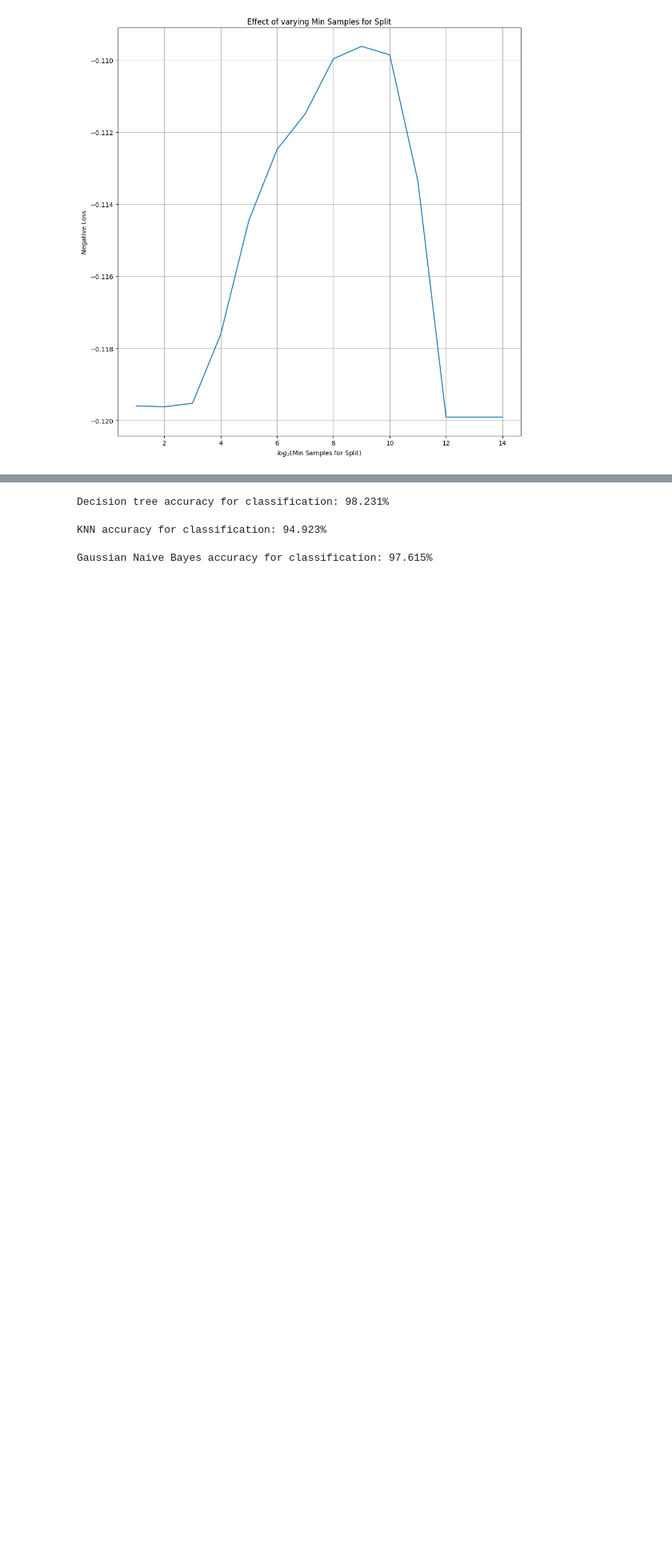
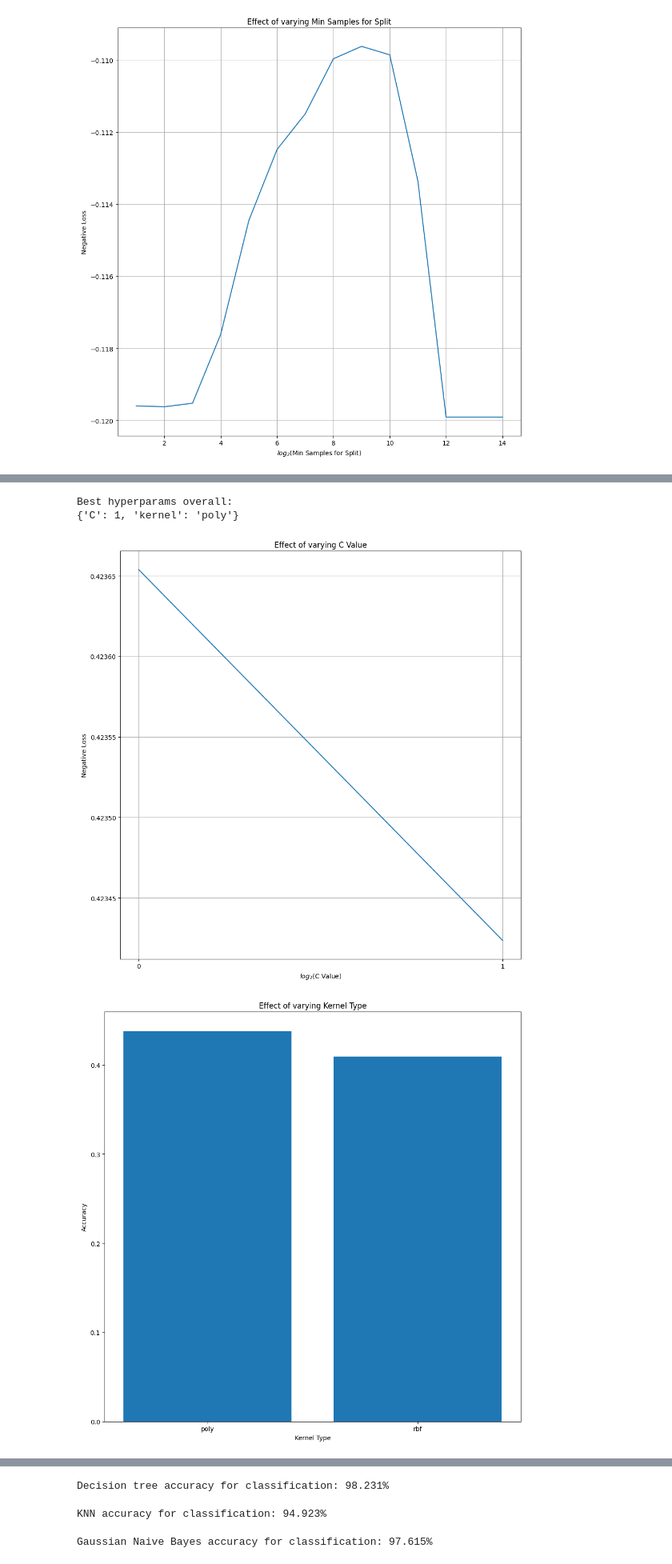
Before and after one commit to COSC5557/hyperparameter-optimization-Mikey-E, a Jupyter notebook: HPO.ipynb, the cells around one changed output, grey strips where cells are left out. Shown: that part at 80% size. Cells and saved outputs as stored; diff of their text form; code cells hidden in the pictures; blank space fills up the shorter version.

```diff
--- a/HPO.ipynb
+++ b/HPO.ipynb
@@ -259,0 +164,19 @@ Please also refer to the documentation for alternative solver options:
+# %%
+#Model 1 - Support Vector Classifier
+from sklearn.svm import SVC
+
+#Hyperparams - exponential grid-search, also some categorical choices for hyperparams
+hp_list_C_exponents = [i for i in range(0,2)] #Ideally many more C-values would be tested, but it makes runtime really long
+hp_list_C = [2**i for i in hp_list_C_exponents]
+
+hp_list_kernel = ['poly', 'rbf']
+
+parameters = {
+    'C': hp_list_C,
+    'kernel' : hp_list_kernel,
+}
+# %%
+#Training (takes about 40 seconds)
+SVC_model = SVC(random_state=0)
+GS = GridSearchCV(SVC_model, parameters, scoring='accuracy')
+GS.fit(features_all.to_numpy(), target_all.to_numpy())
@@ -259,0 +187,46 @@ Please also refer to the documentation for alternative solver options:
+# %%
+#Now to plot how the hyperparams change the model performance (on average)
+
+#First to get lists of what params were used at each run
+cv_C = GS.cv_results_['param_C']
+cv_kernel = GS.cv_results_['param_kernel']
+
+#And the score obtained at that run
+performances = GS.cv_results_['mean_test_score']
+
+#Now to loop thru, for every candidate find which runs it was a part of, and take the average of those performances
+for hyperparam_list, exponents, cv_results, name in [(hp_list_C, hp_list_C_exponents, cv_C, "C Value"),
+                                                    (hp_list_kernel, None, cv_kernel, "Kernel Type"),]:
+    avgs = []
+    for candidate in hyperparam_list:
+        indexes = np.where(cv_results == candidate)[0]
+        hyperparam_performances = [performances[index] for index in indexes]
+        avg = sum(hyperparam_performances)/len(hyperparam_performances)
+        avgs.append(avg)
+
+    if exponents != None:
+        plt.figure(figsize=(10,10))
+        plt.plot(exponents, avgs)
+        plt.title("Effect of varying " + name)
+        plt.xlabel("$log_2$(" + name + ")")
+        plt.ylabel("Negative Loss")
+        plt.xticks(exponents)
+        plt.grid(True)
+        plt.tight_layout()
+        plt.savefig("graphs/SVC/" + name)
+    else: #categorical hyperparam
+        plt.figure(figsize=(10,10))
+        plt.bar(hyperparam_list, avgs)
+        plt.title("Effect of varying " + name)
+        plt.xlabel(name)
+        plt.ylabel("Accuracy")
+        plt.tight_layout()
+        plt.savefig("graphs/SVC/" + name)
+
+print("Best hyperparams overall:")
+print(GS.best_params_)
+# %% [output]
+Best hyperparams overall:
+{'C': 1, 'kernel': 'poly'}
+[figure, added]
+[figure, added]
```
Also changed, not shown: parts of 14 cells of this notebook, 4 other files.
